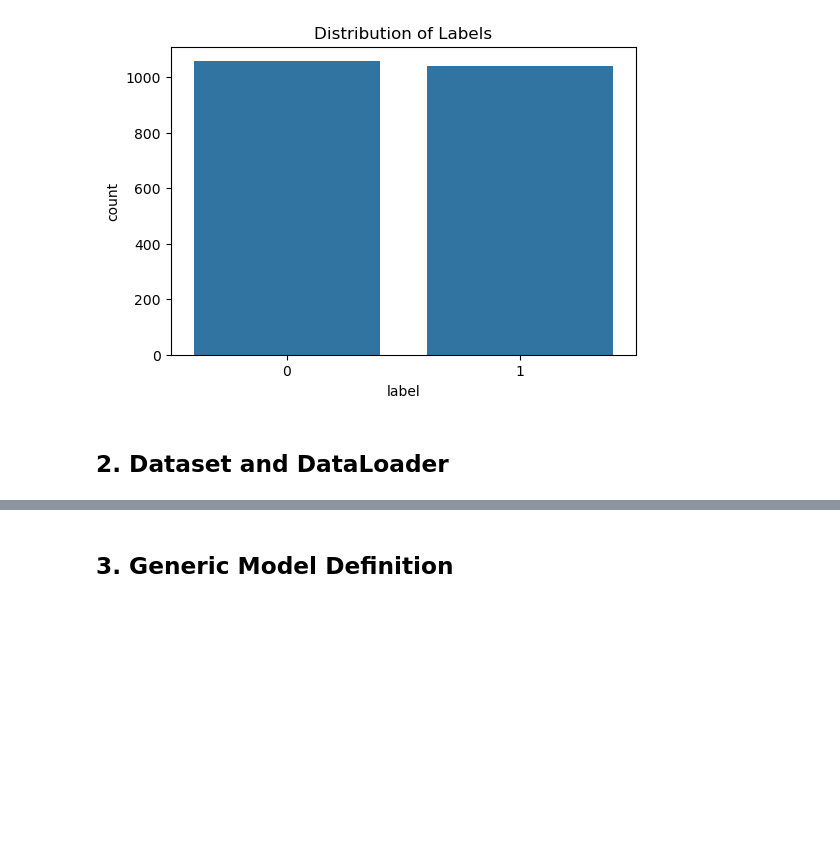
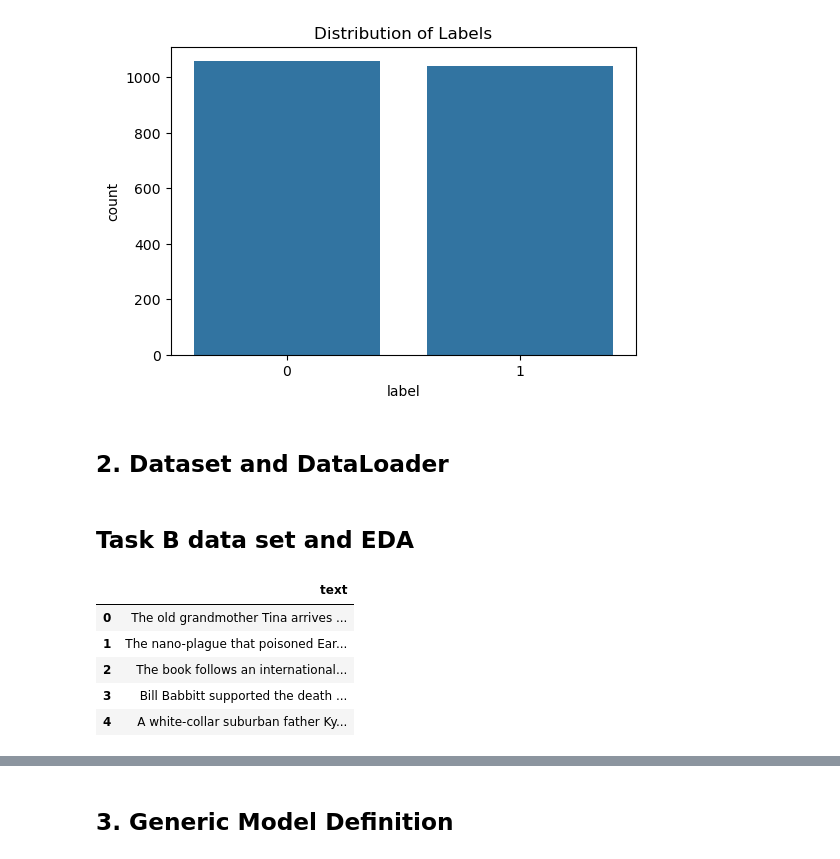
Before and after one commit to Chaitanya0604/nlp-group-50-semeval-2026-task-4, a Jupyter notebook: arvind-test.ipynb, the cells around one changed output, grey strips where cells are left out. Drawn from its saved outputs; the diff is of its cells as text; code cells hidden in the pictures; blank space fills up the shorter version.

```diff
--- a/arvind-test.ipynb
+++ b/arvind-test.ipynb
@@ -213,3 +213,15 @@ class SiameseDataset(Dataset):
             'attention_mask_b': encoding_b['attention_mask'].flatten(),
             'label': torch.tensor(label, dtype=torch.long)
         }
+# %% [markdown]
+## Task B data set and EDA
+# %%
+df_task_b = pd.read_json("data/SemEval2026-Task_4-dev-v1/dev_track_b.jsonl", lines=True)
+df_task_b.head()
+# %% [output]
+|  | text |
+| 0 | The old grandmother Tina arrives ... |
+| 1 | The nano-plague that poisoned Ear... |
+| 2 | The book follows an international... |
+| 3 | Bill Babbitt supported the death ... |
+| 4 | A white-collar suburban father Ky... |
```
Also changed, not shown: parts of 20 cells of this notebook.
